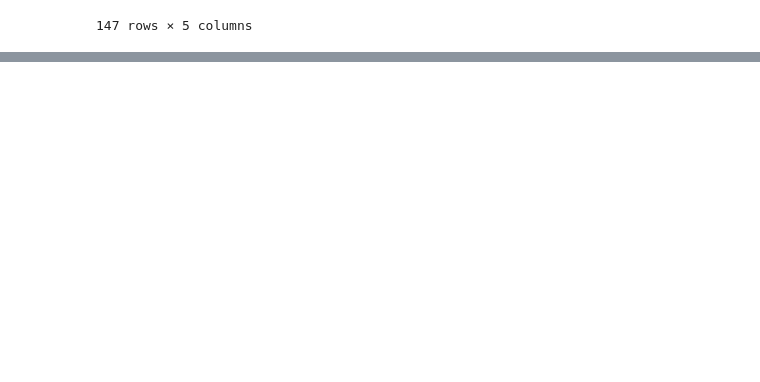
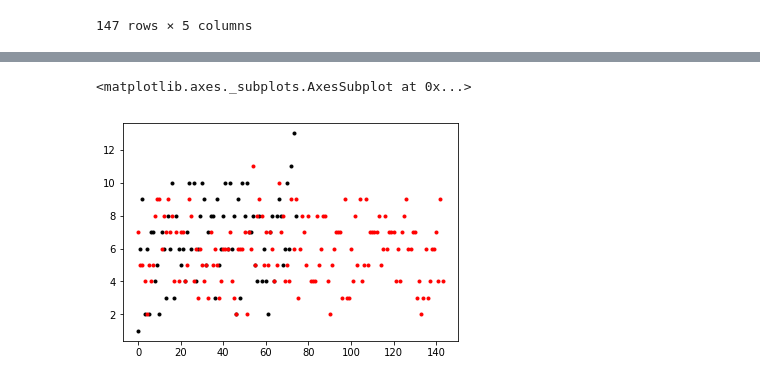
Before and after one commit to Alvezgr/news_scrapper, a Jupyter notebook: Pandas DataFrames.ipynb, the cells around one changed output, grey strips where cells are left out. Drawn from its saved outputs; the diff is of its cells as text; code cells hidden in the pictures; blank space fills up the shorter version.

```diff
--- a/Pandas DataFrames.ipynb
+++ b/Pandas DataFrames.ipynb
@@ -205,0 +394,3 @@ Name: host, Length: 14, dtype: int64
+# %%
+clean_eluniversal = pd.read_csv('./clean_eluniversal_2019_02_28_articless.csv')
+clean_elpais = pd.read_csv('./clean_elpais_2019_02_28_articles.csv')
@@ -205,0 +428,6 @@ Name: host, Length: 14, dtype: int64
+# %%
+clean_elpais['n_tokens_title'].plot(style='k.')
+clean_eluniversal['n_tokens_title'].plot(style='r.')
+# %% [output]
+<matplotlib.axes._subplots.AxesSubplot at 0x...>
+[figure, added]
```
Also changed, not shown: parts of 25 cells of this notebook, 14 other files.
